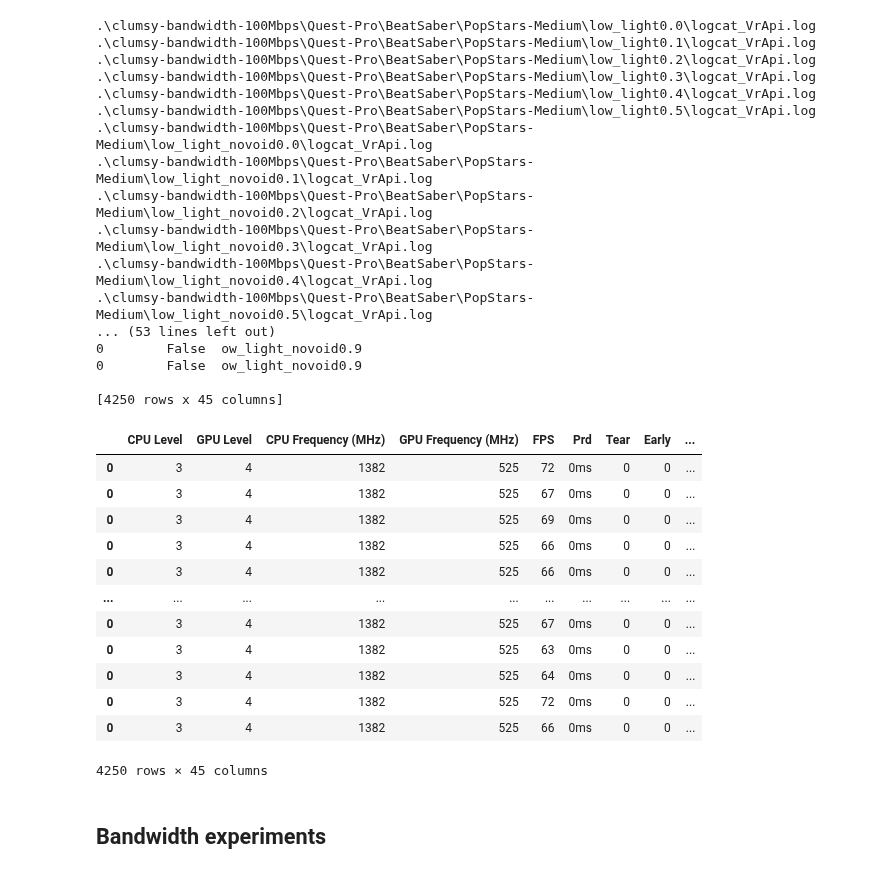
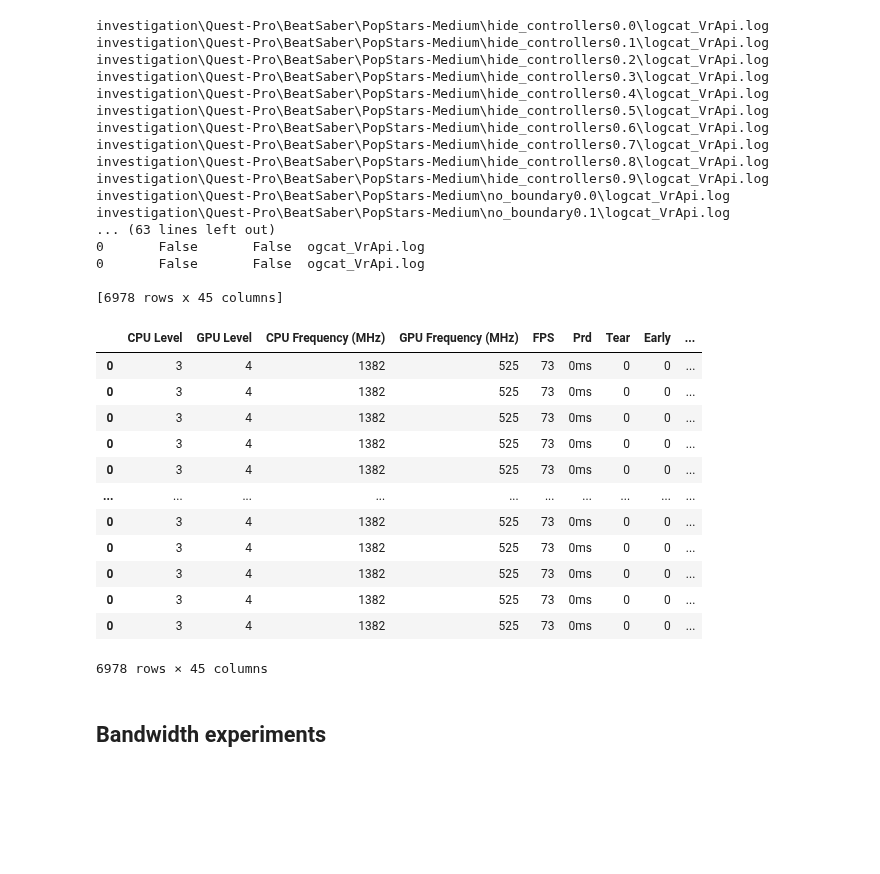
Before and after one commit to Raiduy/librnr-experiments, a Jupyter notebook: new-systemmetrics.ipynb, the cells around one changed output. Drawn from its saved outputs; the diff is of its cells as text; code cells hidden in the pictures; blank space fills up the shorter version.

```diff
--- a/new-systemmetrics.ipynb
+++ b/new-systemmetrics.ipynb
@@ -76,67 +76,67 @@ def create_dataframe(file_path):
         df['altered_dropchance'] = file_path.split('\\')[1].split('-')[1] == 'dropchance'
         df['bandwidth'] = int(file_path.split('\\')[1].split('-')[2][:-4]) if file_path.split('\\')[1].split('-')[1] == 'bandwidth' else 999999
         df['dropchance'] = float(file_path.split('\\')[1].split('-')[2]) if file_path.split('\\')[1].split('-')[1] == 'dropchance' else 0
     else:
         df['altered_bandwidth'] = True
         df['altered_dropchance'] = True
         df['bandwidth'] = 999999
         df['dropchance'] = 0
     df['device'] = file_path.split('\\')[2]
     df['app'] = file_path.split('\\')[3].strip('-W')
     df['app_details'] = file_path.split('\\')[4]
     df['is_record'] = 'record' in file_path.split('\\')[5]
     df['is_wireless'] = '-W' in file_path.split('\\')[3]
     df['repetition'] = file_path.split('\\')[5].strip('record') if 'record' in file_path.split('\\')[5] else file_path.split('\\')[5].strip('replay')
 
     df.to_csv(f'.\\{file_path.strip(".log")}.csv', index=False)
 
     return df
 
 clumsy_dirs = find_clumsy_directories()
 
 df_aggregated = pd.DataFrame()
 
-for clumsy in clumsy_dirs:
-    for root, dirs, files in os.walk(clumsy, topdown=False):
-        for name in files:
-            if name == 'logcat_VrApi.log' and 'low_light' in os.path.join(root, name):
-                print(os.path.join(root, name))
-                df_aggregated = pd.concat([df_aggregated, create_dataframe(os.path.join(root, name))])
+# for clumsy in clumsy_dirs:
+for root, dirs, files in os.walk('investigation', topdown=False):
+    for name in files:
+        if name == 'logcat_VrApi.log' and 'invest' in os.path.join(root, name):
+            print(os.path.join(root, name))
+            df_aggregated = pd.concat([df_aggregated, create_dataframe(os.path.join(root, name))])
 
 print(df_aggregated)
 df = df_aggregated
 df
 # %% [output]
-.\clumsy-bandwidth-100Mbps\Quest-Pro\BeatSaber\PopStars-Medium\low_light0.0\logcat_VrApi.log
-.\clumsy-bandwidth-100Mbps\Quest-Pro\BeatSaber\PopStars-Medium\low_light0.1\logcat_VrApi.log
-.\clumsy-bandwidth-100Mbps\Quest-Pro\BeatSaber\PopStars-Medium\low_light0.2\logcat_VrApi.log
-.\clumsy-bandwidth-100Mbps\Quest-Pro\BeatSaber\PopStars-Medium\low_light0.3\logcat_VrApi.log
-.\clumsy-bandwidth-100Mbps\Quest-Pro\BeatSaber\PopStars-Medium\low_light0.4\logcat_VrApi.log
-.\clumsy-bandwidth-100Mbps\Quest-Pro\BeatSaber\PopStars-Medium\low_light0.5\logcat_VrApi.log
-.\clumsy-bandwidth-100Mbps\Quest-Pro\BeatSaber\PopStars-Medium\low_light_novoid0.0\logcat_VrApi.log
-.\clumsy-bandwidth-100Mbps\Quest-Pro\BeatSaber\PopStars-Medium\low_light_novoid0.1\logcat_VrApi.log
-.\clumsy-bandwidth-100Mbps\Quest-Pro\BeatSaber\PopStars-Medium\low_light_novoid0.2\logcat_VrApi.log
-.\clumsy-bandwidth-100Mbps\Quest-Pro\BeatSaber\PopStars-Medium\low_light_novoid0.3\logcat_VrApi.log
-.\clumsy-bandwidth-100Mbps\Quest-Pro\BeatSaber\PopStars-Medium\low_light_novoid0.4\logcat_VrApi.log
-.\clumsy-bandwidth-100Mbps\Quest-Pro\BeatSaber\PopStars-Medium\low_light_novoid0.5\logcat_VrApi.log
-... (53 lines left out)
-0        False  ow_light_novoid0.9
-0        False  ow_light_novoid0.9
+investigation\Quest-Pro\BeatSaber\PopStars-Medium\hide_controllers0.0\logcat_VrApi.log
+investigation\Quest-Pro\BeatSaber\PopStars-Medium\hide_controllers0.1\logcat_VrApi.log
+investigation\Quest-Pro\BeatSaber\PopStars-Medium\hide_controllers0.2\logcat_VrApi.log
+investigation\Quest-Pro\BeatSaber\PopStars-Medium\hide_controllers0.3\logcat_VrApi.log
+investigation\Quest-Pro\BeatSaber\PopStars-Medium\hide_controllers0.4\logcat_VrApi.log
+investigation\Quest-Pro\BeatSaber\PopStars-Medium\hide_controllers0.5\logcat_VrApi.log
+investigation\Quest-Pro\BeatSaber\PopStars-Medium\hide_controllers0.6\logcat_VrApi.log
+investigation\Quest-Pro\BeatSaber\PopStars-Medium\hide_controllers0.7\logcat_VrApi.log
+investigation\Quest-Pro\BeatSaber\PopStars-Medium\hide_controllers0.8\logcat_VrApi.log
+investigation\Quest-Pro\BeatSaber\PopStars-Medium\hide_controllers0.9\logcat_VrApi.log
+investigation\Quest-Pro\BeatSaber\PopStars-Medium\no_boundary0.0\logcat_VrApi.log
+investigation\Quest-Pro\BeatSaber\PopStars-Medium\no_boundary0.1\logcat_VrApi.log
+... (63 lines left out)
+0       False       False  ogcat_VrApi.log
+0       False       False  ogcat_VrApi.log
 
-[4250 rows x 45 columns]
+[6978 rows x 45 columns]
 |  | CPU Level | GPU Level | CPU Frequency (MHz) | GPU Frequency (MHz) | FPS | Prd | Tear | Early | ... |
-| 0 | 3 | 4 | 1382 | 525 | 72 | 0ms | 0 | 0 | ... |
-| 0 | 3 | 4 | 1382 | 525 | 67 | 0ms | 0 | 0 | ... |
-| 0 | 3 | 4 | 1382 | 525 | 69 | 0ms | 0 | 0 | ... |
-| 0 | 3 | 4 | 1382 | 525 | 66 | 0ms | 0 | 0 | ... |
-| 0 | 3 | 4 | 1382 | 525 | 66 | 0ms | 0 | 0 | ... |
+| 0 | 3 | 4 | 1382 | 525 | 73 | 0ms | 0 | 0 | ... |
+| 0 | 3 | 4 | 1382 | 525 | 73 | 0ms | 0 | 0 | ... |
+| 0 | 3 | 4 | 1382 | 525 | 73 | 0ms | 0 | 0 | ... |
+| 0 | 3 | 4 | 1382 | 525 | 73 | 0ms | 0 | 0 | ... |
+| 0 | 3 | 4 | 1382 | 525 | 73 | 0ms | 0 | 0 | ... |
 | ... | ... | ... | ... | ... | ... | ... | ... | ... | ... |
-| 0 | 3 | 4 | 1382 | 525 | 67 | 0ms | 0 | 0 | ... |
-| 0 | 3 | 4 | 1382 | 525 | 63 | 0ms | 0 | 0 | ... |
-| 0 | 3 | 4 | 1382 | 525 | 64 | 0ms | 0 | 0 | ... |
-| 0 | 3 | 4 | 1382 | 525 | 72 | 0ms | 0 | 0 | ... |
-| 0 | 3 | 4 | 1382 | 525 | 66 | 0ms | 0 | 0 | ... |
+| 0 | 3 | 4 | 1382 | 525 | 73 | 0ms | 0 | 0 | ... |
+| 0 | 3 | 4 | 1382 | 525 | 73 | 0ms | 0 | 0 | ... |
+| 0 | 3 | 4 | 1382 | 525 | 73 | 0ms | 0 | 0 | ... |
+| 0 | 3 | 4 | 1382 | 525 | 73 | 0ms | 0 | 0 | ... |
+| 0 | 3 | 4 | 1382 | 525 | 73 | 0ms | 0 | 0 | ... |
-4250 rows × 45 columns
+6978 rows × 45 columns
 # %%
 plt.rcParams['font.family'] = 'Arial'
 custom_params = {"axes.spines.right": False,
```
Also changed, not shown: 54 other files.
